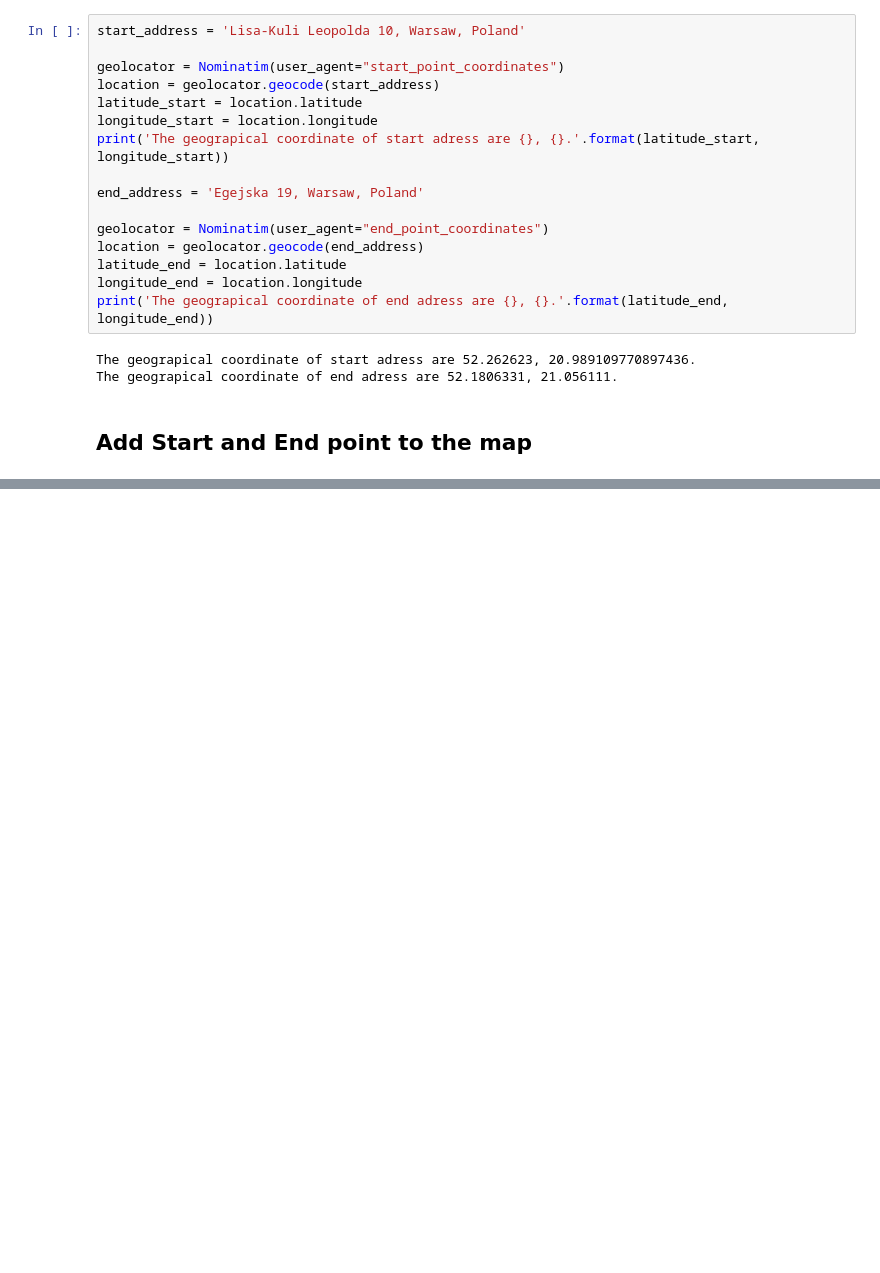
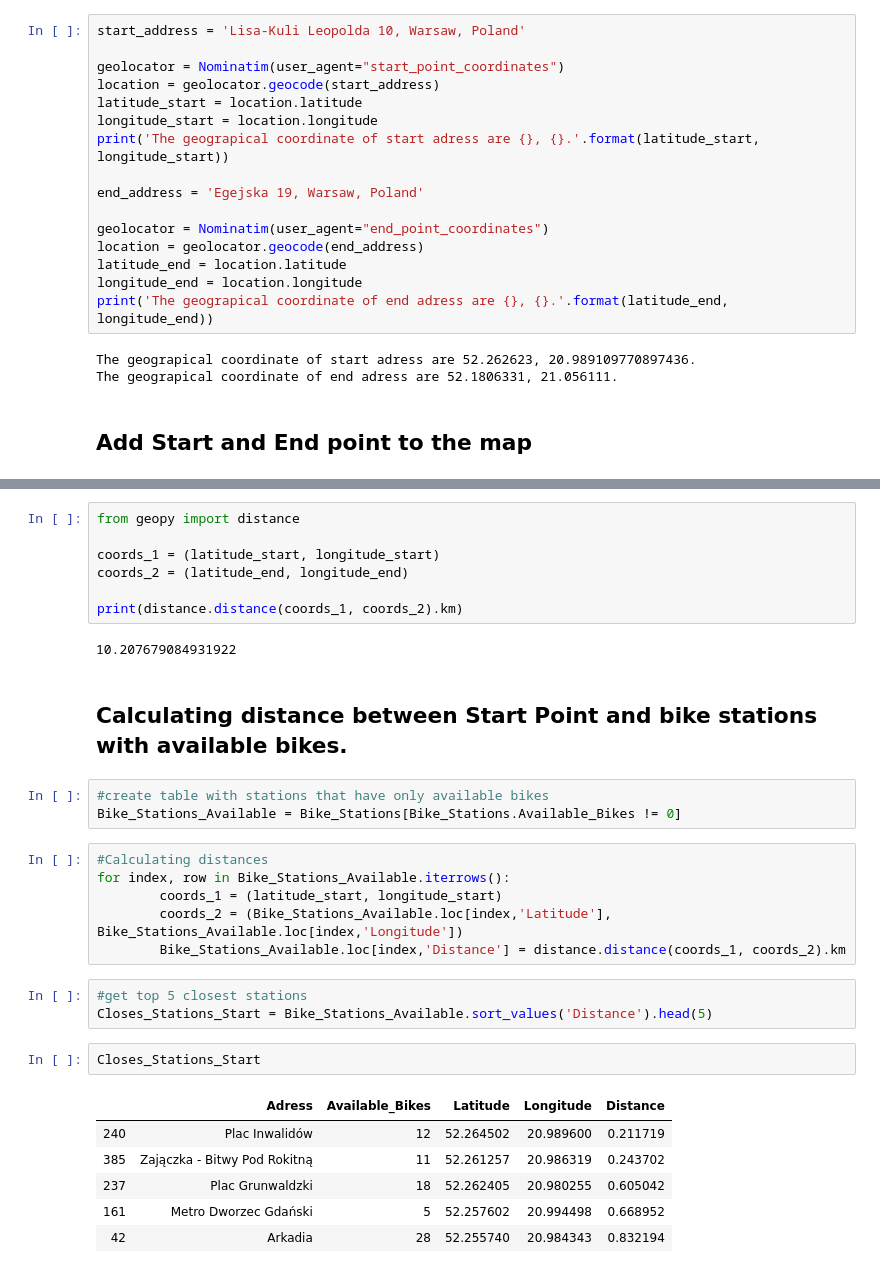
Before and after one commit to ygrynechko/IBM_Data_Science_Final_Project, a Jupyter notebook: CalculateFastestRoute.ipynb, the cells around one changed output, grey strips where cells are left out. Cells and saved outputs as stored; diff of their text form; blank space fills up the shorter version.

```diff
--- a/CalculateFastestRoute.ipynb
+++ b/CalculateFastestRoute.ipynb
@@ -204,0 +220,32 @@ map_warsaw
+# %%
+from geopy import distance
+
+coords_1 = (latitude_start, longitude_start)
+coords_2 = (latitude_end, longitude_end)
+
+print(distance.distance(coords_1, coords_2).km)
+# %% [output]
+10.207679084931922
+# %% [markdown]
+## Calculating distance between Start Point and bike stations with available bikes.
+# %%
+#create table with stations that have only available bikes
+Bike_Stations_Available = Bike_Stations[Bike_Stations.Available_Bikes != 0]
+# %%
+#Calculating distances
+for index, row in Bike_Stations_Available.iterrows():
+        coords_1 = (latitude_start, longitude_start)
+        coords_2 = (Bike_Stations_Available.loc[index,'Latitude'], Bike_Stations_Available.loc[index,'Longitude'])
+        Bike_Stations_Available.loc[index,'Distance'] = distance.distance(coords_1, coords_2).km
+# %%
+#get top 5 closest stations
+Closes_Stations_Start = Bike_Stations_Available.sort_values('Distance').head(5)
+# %%
+Closes_Stations_Start
+# %% [output]
+|  | Adress | Available_Bikes | Latitude | Longitude | Distance |
+| 240 | Plac Inwalidów | 12 | 52.264502 | 20.989600 | 0.211719 |
+| 385 | Zajączka - Bitwy Pod Rokitną | 11 | 52.261257 | 20.986319 | 0.243702 |
+| 237 | Plac Grunwaldzki | 18 | 52.262405 | 20.980255 | 0.605042 |
+| 161 | Metro Dworzec Gdański | 5 | 52.257602 | 20.994498 | 0.668952 |
+| 42 | Arkadia | 28 | 52.255740 | 20.984343 | 0.832194 |
```
Also changed, not shown: parts of 9 cells of this notebook.
